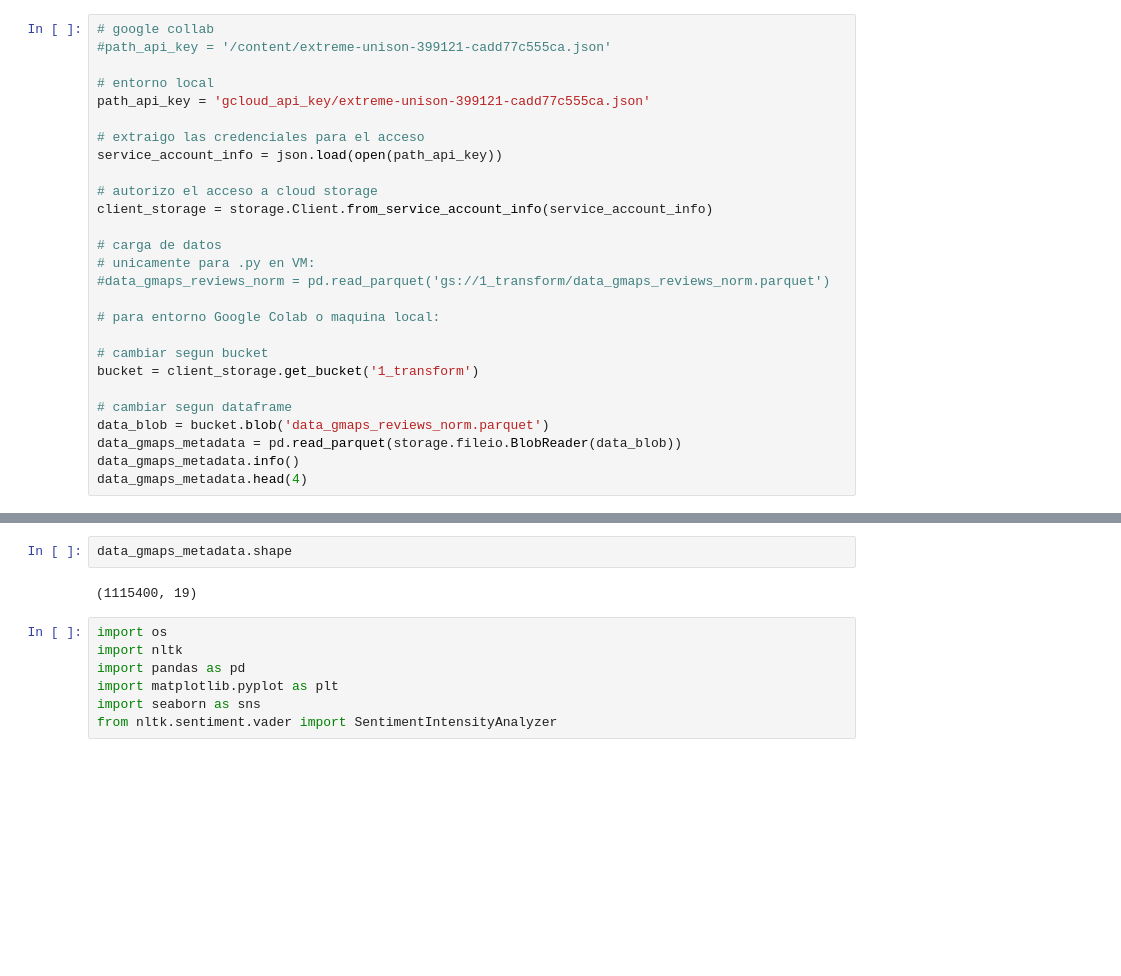
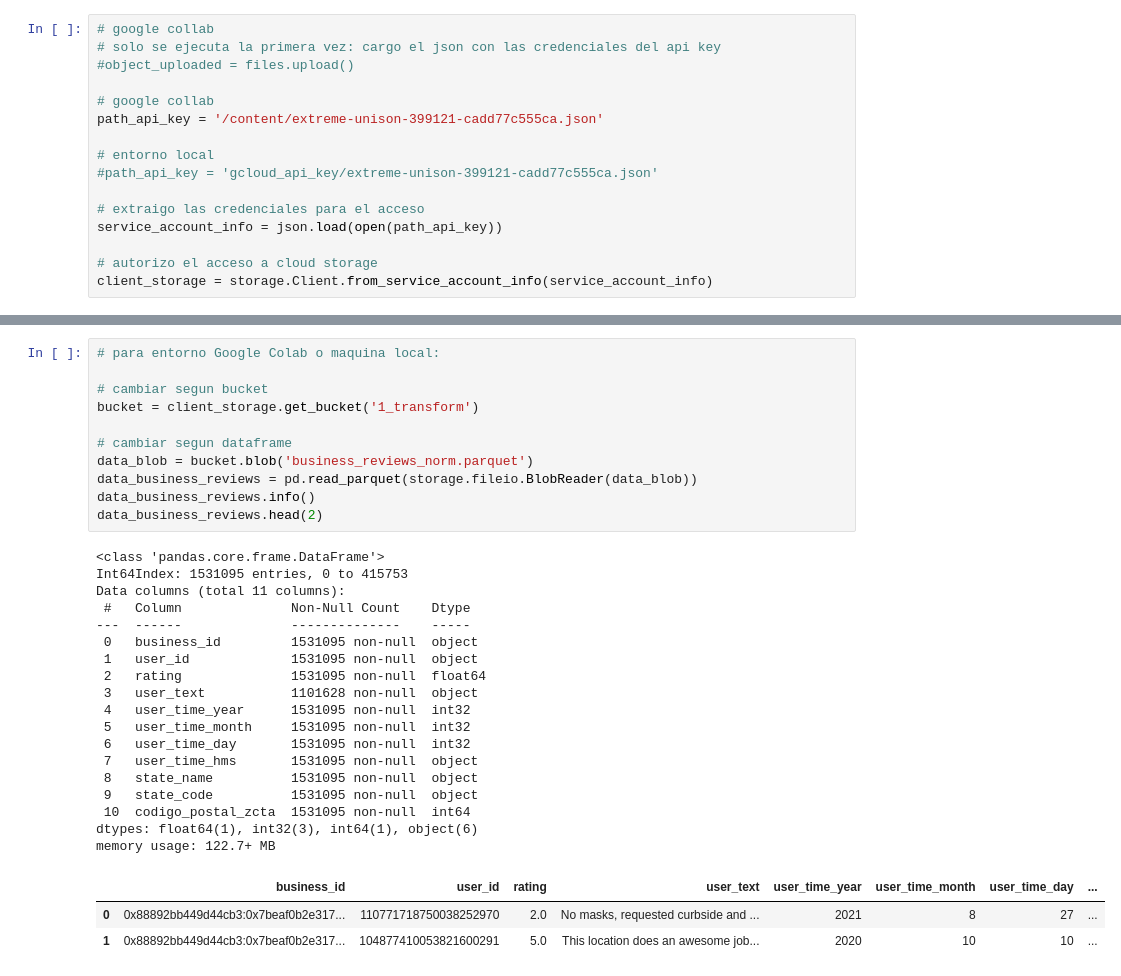
Before and after one commit to MatB1988/proyectogrupal, a Jupyter notebook: Notebooks/ETL_EDA/KPI_satisfaction.ipynb, the cells around one changed output, grey strips where cells are left out. Saved outputs shown, nothing was run; the diff lists cells and outputs as text; blank space fills up the shorter version.

```diff
--- a/Notebooks/ETL_EDA/KPI_satisfaction.ipynb
+++ b/Notebooks/ETL_EDA/KPI_satisfaction.ipynb
@@ -9,27 +14,16 @@ print(storage.__version__)
 # %%
 # google collab
-#path_api_key = '/content/extreme-unison-399121-cadd77c555ca.json'
+# solo se ejecuta la primera vez: cargo el json con las credenciales del api key
+#object_uploaded = files.upload()
+
+# google collab
+path_api_key = '/content/extreme-unison-399121-cadd77c555ca.json'
 
 # entorno local
-path_api_key = 'gcloud_api_key/extreme-unison-399121-cadd77c555ca.json'
+#path_api_key = 'gcloud_api_key/extreme-unison-399121-cadd77c555ca.json'
 
 # extraigo las credenciales para el acceso
 service_account_info = json.load(open(path_api_key))
 
 # autorizo el acceso a cloud storage
 client_storage = storage.Client.from_service_account_info(service_account_info)
-
-# carga de datos
-# unicamente para .py en VM:
-#data_gmaps_reviews_norm = pd.read_parquet('gs://1_transform/data_gmaps_reviews_norm.parquet')
-
-# para entorno Google Colab o maquina local:
-
-# cambiar segun bucket
-bucket = client_storage.get_bucket('1_transform')
-
-# cambiar segun dataframe
-data_blob = bucket.blob('data_gmaps_reviews_norm.parquet')
-data_gmaps_metadata = pd.read_parquet(storage.fileio.BlobReader(data_blob))
-data_gmaps_metadata.info()
-data_gmaps_metadata.head(4)
@@ -59,12 +30,34 @@ memory usage: 148.9+ MB
-# %%
-data_gmaps_metadata.shape
-# %% [output]
-(1115400, 19)
-# %%
-import os
-import nltk
-import pandas as pd
-import matplotlib.pyplot as plt
-import seaborn as sns
-from nltk.sentiment.vader import SentimentIntensityAnalyzer
+# %%
+# para entorno Google Colab o maquina local:
+
+# cambiar segun bucket
+bucket = client_storage.get_bucket('1_transform')
+
+# cambiar segun dataframe
+data_blob = bucket.blob('business_reviews_norm.parquet')
+data_business_reviews = pd.read_parquet(storage.fileio.BlobReader(data_blob))
+data_business_reviews.info()
+data_business_reviews.head(2)
+# %% [output]
+<class 'pandas.core.frame.DataFrame'>
+Int64Index: 1531095 entries, 0 to 415753
+Data columns (total 11 columns):
+ #   Column              Non-Null Count    Dtype
+---  ------              --------------    -----
+ 0   business_id         1531095 non-null  object
+ 1   user_id             1531095 non-null  object
+ 2   rating              1531095 non-null  float64
+ 3   user_text           1101628 non-null  object
+ 4   user_time_year      1531095 non-null  int32
+ 5   user_time_month     1531095 non-null  int32
+ 6   user_time_day       1531095 non-null  int32
+ 7   user_time_hms       1531095 non-null  object
+ 8   state_name          1531095 non-null  object
+ 9   state_code          1531095 non-null  object
+ 10  codigo_postal_zcta  1531095 non-null  int64
+dtypes: float64(1), int32(3), int64(1), object(6)
+memory usage: 122.7+ MB
+|  | business_id | user_id | rating | user_text | user_time_year | user_time_month | user_time_day | ... |
+| 0 | 0x88892bb449d44cb3:0x7beaf0b2e317... | 110771718750038252970 | 2.0 | No masks, requested curbside and ... | 2021 | 8 | 27 | ... |
+| 1 | 0x88892bb449d44cb3:0x7beaf0b2e317... | 104877410053821600291 | 5.0 | This location does an awesome job... | 2020 | 10 | 10 | ... |
 # %% [markdown]
```
Also changed, not shown: parts of 15 cells of this notebook.
